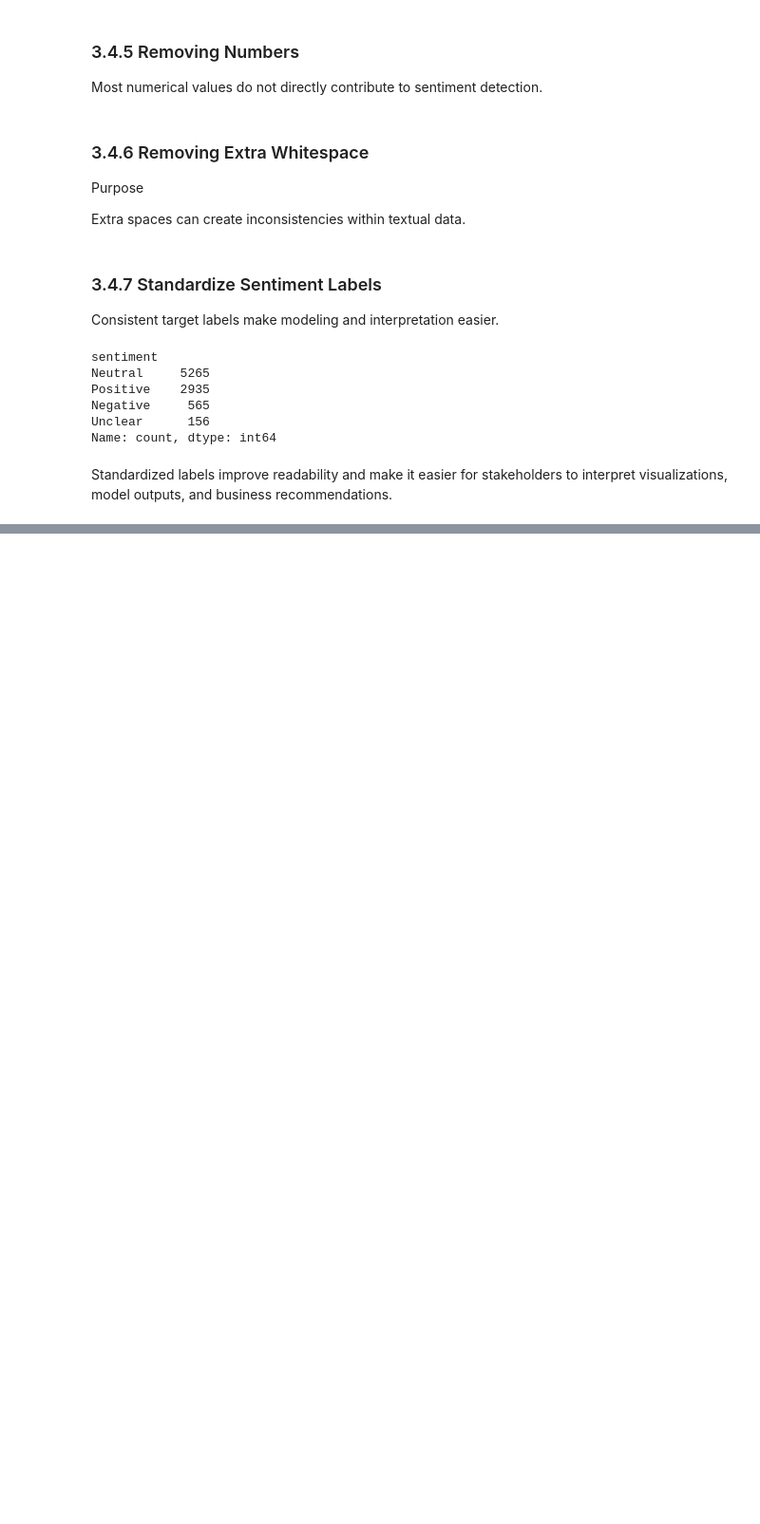
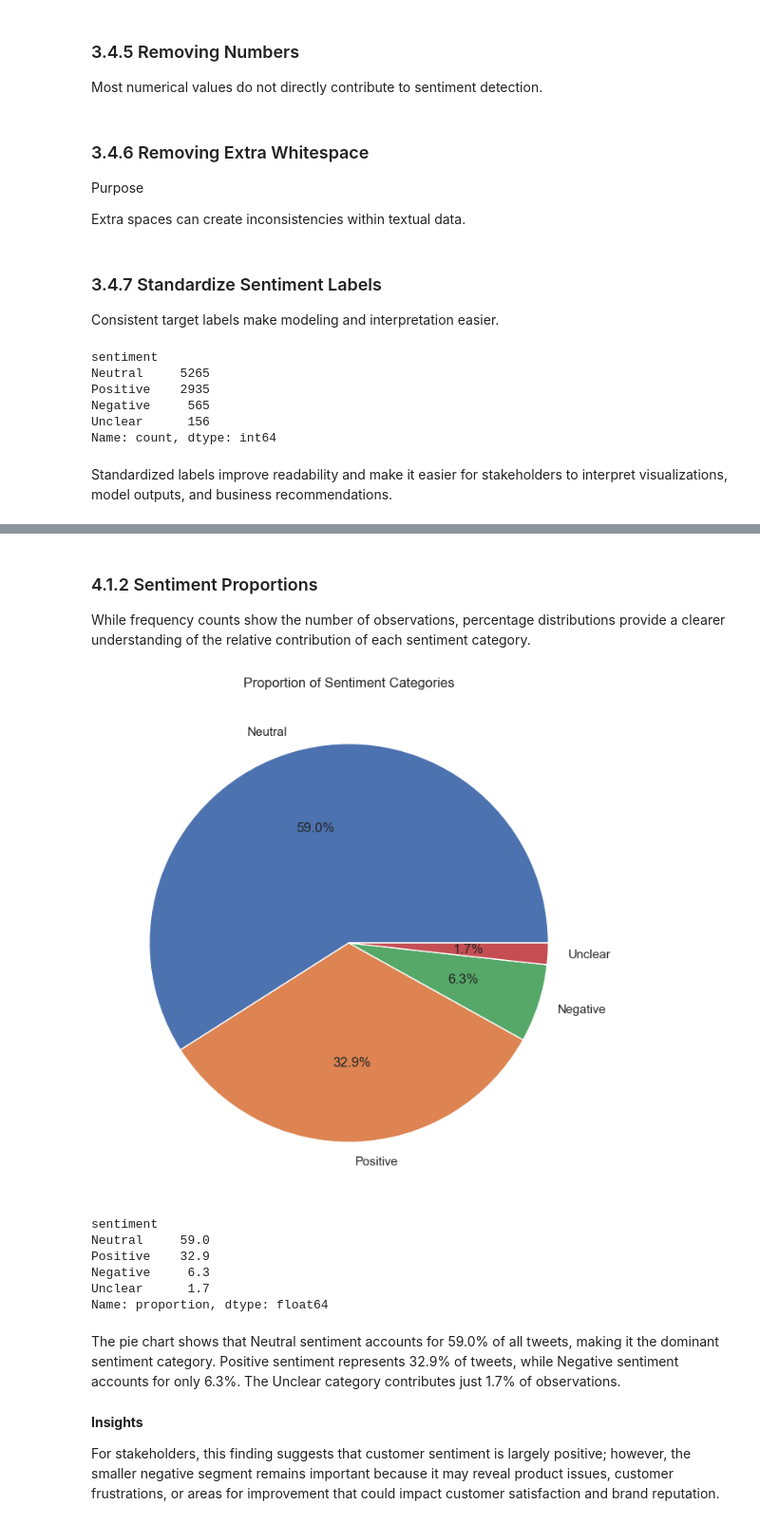
Before and after one commit to byegond-beep/Consumer-Sentiment-Analysis-of-Apple-and-Google-Products-Using-Natural-Language-Processing, a Jupyter notebook: Consumer-Sentiment-Analysis-of-Apple-and-Google-Products-Using-NLP.ipynb, the cells around one changed output, grey strips where cells are left out. Shown at 95% size. Saved outputs shown, nothing was run; the diff lists cells and outputs as text; code cells hidden in the pictures; blank space fills up the shorter version.

```diff
--- a/Consumer-Sentiment-Analysis-of-Apple-and-Google-Products-Using-NLP.ipynb
+++ b/Consumer-Sentiment-Analysis-of-Apple-and-Google-Products-Using-NLP.ipynb
@@ -478,0 +556,41 @@ Standardized labels improve readability and make it easier for stakeholders to i
+# %% [markdown]
+### 4.1.2 Sentiment Proportions
+While frequency counts show the number of observations, percentage distributions provide a clearer understanding of the relative contribution of each sentiment category.
+# %%
+plt.figure(figsize=(8,8))
+
+df['sentiment'].value_counts().plot(
+    kind='pie',
+    autopct='%1.1f%%'
+)
+
+plt.title('Proportion of Sentiment Categories')
+plt.ylabel('')
+
+plt.show()
+# %% [output]
+[figure, added]
+# %%
+# Sentiment percentages
+
+sentiment_percentages = (
+    df['sentiment']
+    .value_counts(normalize=True)
+    .mul(100)
+    .round(1)
+)
+
+sentiment_percentages
+# %% [output]
+sentiment
+Neutral     59.0
+Positive    32.9
+Negative     6.3
+Unclear      1.7
+Name: proportion, dtype: float64
+# %% [markdown]
+The pie chart shows that Neutral sentiment accounts for 59.0% of all tweets, making it the dominant sentiment category. Positive sentiment represents 32.9% of tweets, while Negative sentiment accounts for only 6.3%. The Unclear category contributes just 1.7% of observations.
+# %% [markdown]
+**Insights**
+
+For stakeholders, this finding suggests that customer sentiment is largely positive; however, the smaller negative segment remains important because it may reveal product issues, customer frustrations, or areas for improvement that could impact customer satisfaction and brand reputation.
```
Also changed, not shown: parts of 9 cells of this notebook.
